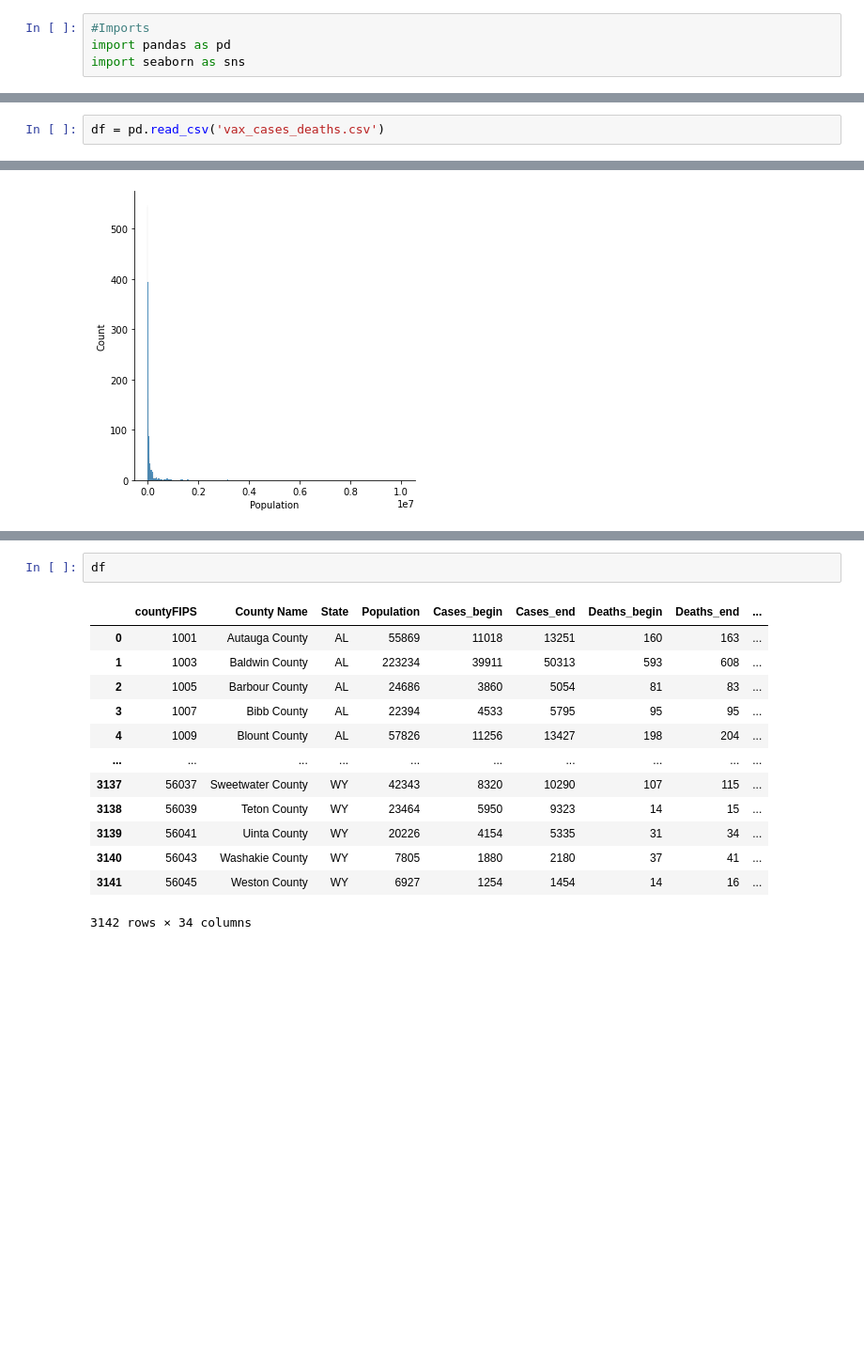
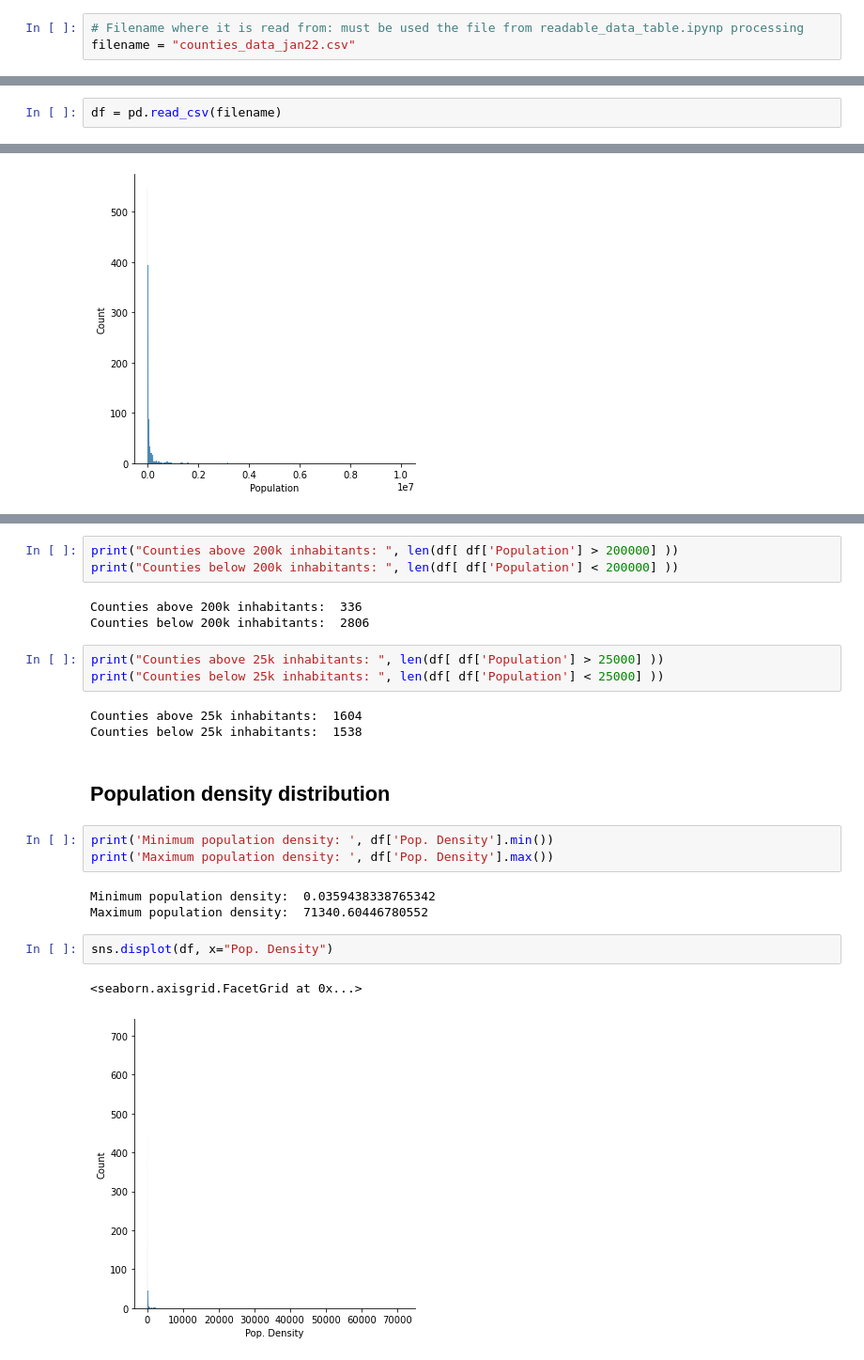
Before and after one commit to dzoanka/Covid19-cases-deaths-against-vax-in-US-counties, a Jupyter notebook: population_distribution.ipynb, the cells around one changed output, grey strips where cells are left out. Shown: that part at 94% size. Saved outputs shown, nothing was run; the diff lists cells and outputs as text; blank space fills up the shorter version.

Commit message:
Add population density and cleanup

```diff
--- a/population_distribution.ipynb
+++ b/population_distribution.ipynb
@@ -3,4 +3,3 @@ This notebook presents the distribution of population across US counties.
 # %%
-#Imports
-import pandas as pd
-import seaborn as sns
+# Filename where it is read from: must be used the file from readable_data_table.ipynp processing
+filename = "counties_data_jan22.csv"
@@ -7,2 +10,2 @@ import seaborn as sns
 # %%
-df = pd.read_csv('vax_cases_deaths.csv')
+df = pd.read_csv(filename)
@@ -57,19 +58,28 @@ g.set_xticklabels(xlabels)
  Text(200000.0, 0, '200k'),
  Text(225000.0, 0, '225k')]
 [figure]
-# %%
-df
-# %% [output]
-|  | countyFIPS | County Name | State | Population | Cases_begin | Cases_end | Deaths_begin | Deaths_end | ... |
-| 0 | 1001 | Autauga County | AL | 55869 | 11018 | 13251 | 160 | 163 | ... |
-| 1 | 1003 | Baldwin County | AL | 223234 | 39911 | 50313 | 593 | 608 | ... |
-| 2 | 1005 | Barbour County | AL | 24686 | 3860 | 5054 | 81 | 83 | ... |
-| 3 | 1007 | Bibb County | AL | 22394 | 4533 | 5795 | 95 | 95 | ... |
-| 4 | 1009 | Blount County | AL | 57826 | 11256 | 13427 | 198 | 204 | ... |
-| ... | ... | ... | ... | ... | ... | ... | ... | ... | ... |
-| 3137 | 56037 | Sweetwater County | WY | 42343 | 8320 | 10290 | 107 | 115 | ... |
-| 3138 | 56039 | Teton County | WY | 23464 | 5950 | 9323 | 14 | 15 | ... |
-| 3139 | 56041 | Uinta County | WY | 20226 | 4154 | 5335 | 31 | 34 | ... |
-| 3140 | 56043 | Washakie County | WY | 7805 | 1880 | 2180 | 37 | 41 | ... |
-| 3141 | 56045 | Weston County | WY | 6927 | 1254 | 1454 | 14 | 16 | ... |
-3142 rows × 34 columns
+# %%
+print("Counties above 200k inhabitants: ", len(df[ df['Population'] > 200000] ))
+print("Counties below 200k inhabitants: ", len(df[ df['Population'] < 200000] ))
+# %% [output]
+Counties above 200k inhabitants:  336
+Counties below 200k inhabitants:  2806
+# %%
+print("Counties above 25k inhabitants: ", len(df[ df['Population'] > 25000] ))
+print("Counties below 25k inhabitants: ", len(df[ df['Population'] < 25000] ))
+# %% [output]
+Counties above 25k inhabitants:  1604
+Counties below 25k inhabitants:  1538
+# %% [markdown]
+## Population density distribution
+# %%
+print('Minimum population density: ', df['Pop. Density'].min())
+print('Maximum population density: ', df['Pop. Density'].max())
+# %% [output]
+Minimum population density:  0.0359438338765342
+Maximum population density:  71340.60446780552
+# %%
+sns.displot(df, x="Pop. Density")
+# %% [output]
+<seaborn.axisgrid.FacetGrid at 0x...>
+[figure, added]
```
Also changed, not shown: parts of 17 cells of this notebook, 2 other files.
